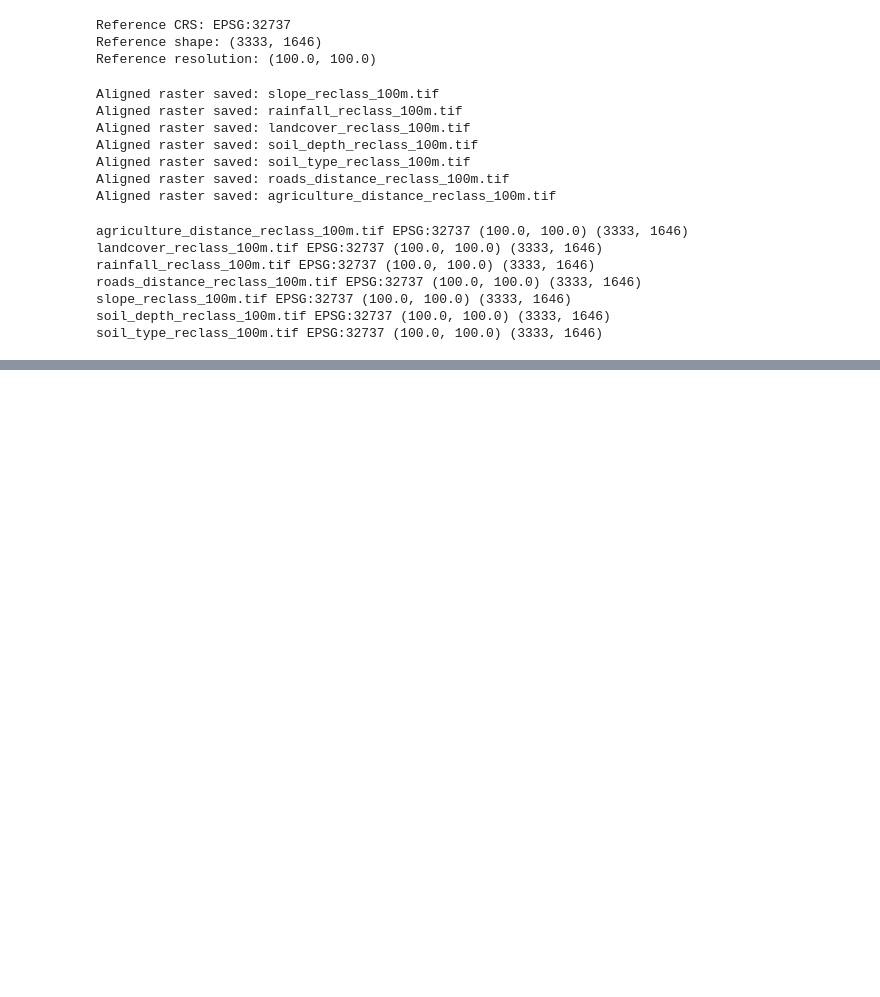
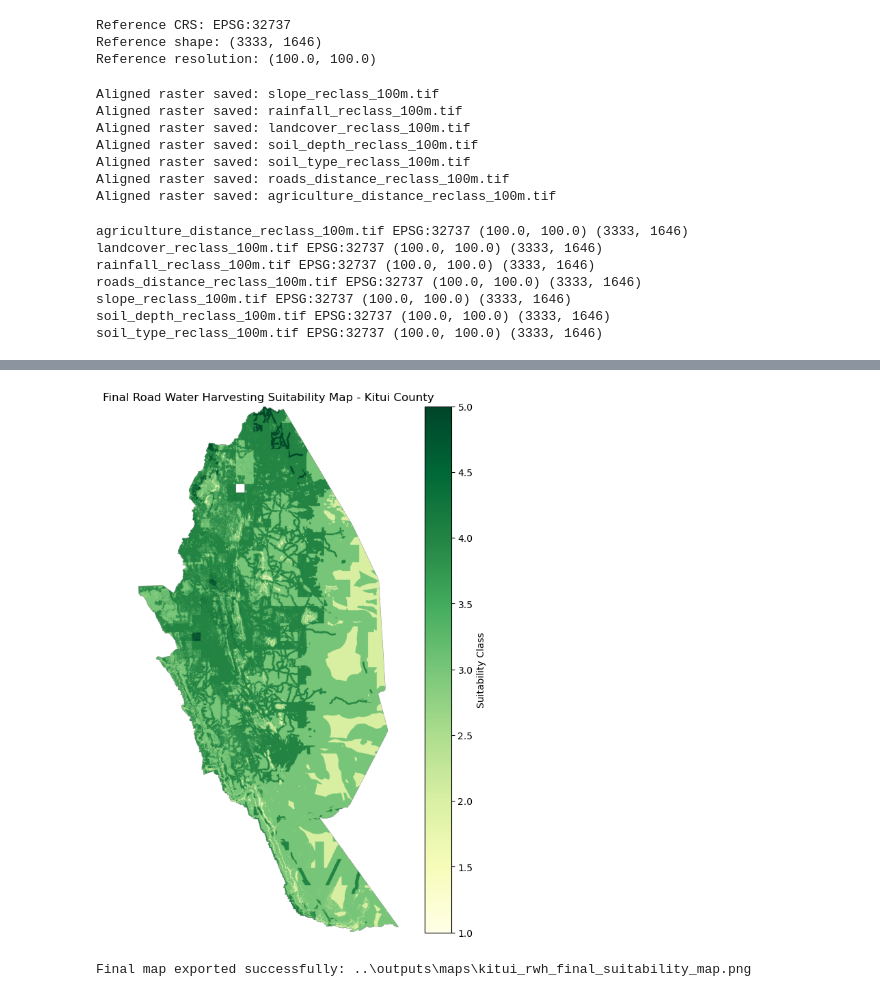
Before and after one commit to CAMSIR/Kitui--RWH-python-postgis, a Jupyter notebook: notebooks/02_raster_data_exploration.ipynb, the cells around one changed output, grey strips where cells are left out. Saved outputs shown, nothing was run; the diff lists cells and outputs as text; code cells hidden in the pictures; blank space fills up the shorter version.

```diff
--- a/notebooks/02_raster_data_exploration.ipynb
+++ b/notebooks/02_raster_data_exploration.ipynb
@@ -1247,0 +1547,41 @@ soil_type_reclass_100m.tif EPSG:32737 (100.0, 100.0) (3333, 1646)
+# %%
+# Create output maps folder
+maps_folder = Path("../outputs/maps")
+maps_folder.mkdir(parents=True, exist_ok=True)
+
+# Define output image path
+final_map_png = maps_folder / "kitui_rwh_final_suitability_map.png"
+
+# Prepare raster for display
+final_suitability_display = np.where(
+    final_suitability_class == -9999,
+    np.nan,
+    final_suitability_class
+)
+
+# Plot and export map
+fig, ax = plt.subplots(figsize=(10, 10))
+
+final_map = ax.imshow(
+    final_suitability_display,
+    cmap="YlGn",
+    vmin=1,
+    vmax=5
+)
+
+ax.set_title("Final Road Water Harvesting Suitability Map - Kitui County")
+ax.axis("off")
+
+plt.colorbar(
+    final_map,
+    ax=ax,
+    label="Suitability Class"
+)
+
+plt.savefig(final_map_png, dpi=300, bbox_inches="tight")
+plt.show()
+
+print("Final map exported successfully:", final_map_png)
+# %% [output]
+[figure, added]
+Final map exported successfully: ..\outputs\maps\kitui_rwh_final_suitability_map.png
```
Also changed, not shown: parts of 24 cells of this notebook, 3 other files.
